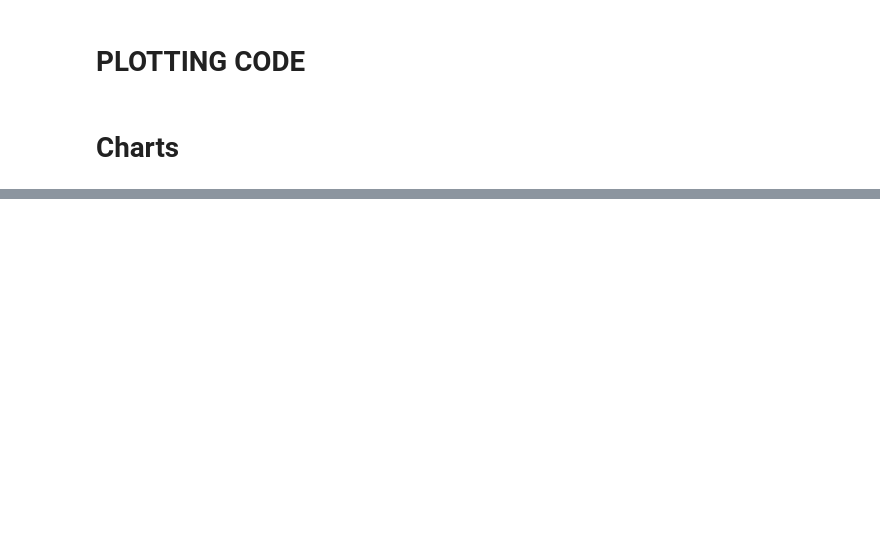
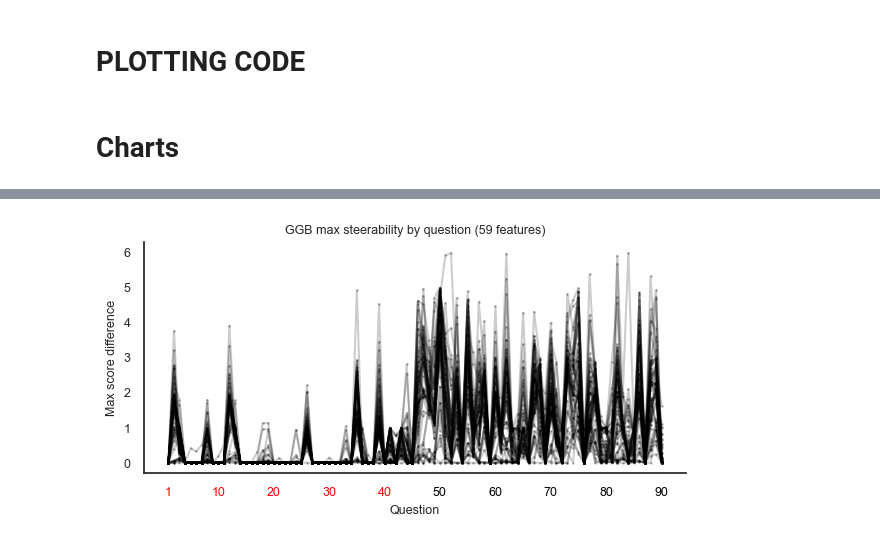
Before and after one commit to BorisTheBrave/reprogramming-ai-models, a Jupyter notebook: blogpost_figures.ipynb, the cells around one changed output, grey strips where cells are left out. Saved outputs shown, nothing was run; the diff lists cells and outputs as text; code cells hidden in the pictures; blank space fills up the shorter version.

Commit message:
wip blogpost figures - working on Fig4

```diff
--- a/blogpost_figures.ipynb
+++ b/blogpost_figures.ipynb
@@ -386,13 +405,0 @@ plt.show()
-# %%
-# Plots nationality personas
-
-from shared import nationality_to_continent
-pn = get_df(personas_nationality)
-pc = pn.copy()
-pc["persona"] = pc["persona"].map(nationality_to_continent)
-
-make_plot(pc, is_subplot=True, heatmap=True, use_lines=False, use_legend=True, title="Country personas")
-labels = ["American", "Russian", "Chinese", "Singaporean"]
-for label in labels:
-    row = pn[pn["persona"] == label]
-    plt.text(row['IB'].iloc[-1] + 0.04, row['IH'].iloc[-1] + 0.6, label, fontsize=12, ha='left', va='center', rotation=50, color="white")
@@ -414,0 +412,37 @@ do_plots(get_df(moral_factors))
+# %%
+# @title Figure 3 : 3.3 max steerability by question (GGB full)
+
+fig, ax = plt.subplots(1,1)
+fig.set_size_inches(7,3, forward=False)
+nfeats=0
+
+for score_range in ggb_max_score_ranges:
+    nfeats += (len(score_range['feature'].unique()))
+    for feature in score_range['feature'].unique():
+        mask = score_range['feature'] == feature
+        plt.plot(score_range[mask]['question']+1,
+                    score_range[mask]['score_diff'],
+                    marker='o',
+                    markersize=1, linewidth=1.5,
+                    label=feature, alpha=0.2, color='black')
+
+plt.legend().remove()
+plt.xlabel('Question')
+plt.ylabel('Max score difference')
+title_str = (f'GGB max steerability by question ({nfeats} features)')
+plt.title(title_str)
+
+# Get x-tick labels
+q_ticks = np.arange(0,100,10)
+q_ticks[0] =1
+ax.set_xticks(q_ticks)
+labels = ax.get_xticklabels()
+
+# Color specific labels
+for label in labels:
+    if float(label.get_text())<= 40:
+        label.set_color('red')
+    else:
+        label.set_color('black')
+# %% [output]
+[figure, added]
```
Also changed, not shown: parts of 18 cells of this notebook.
